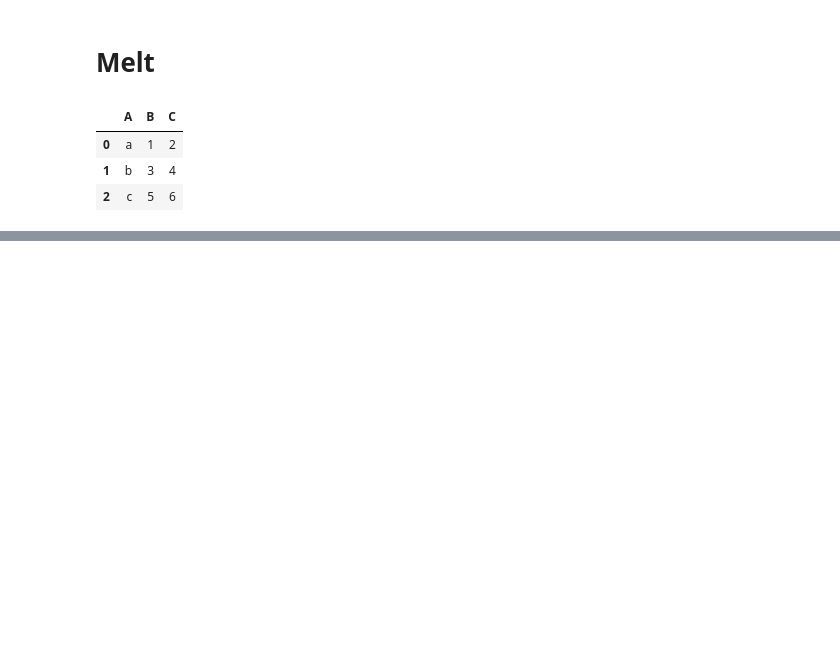
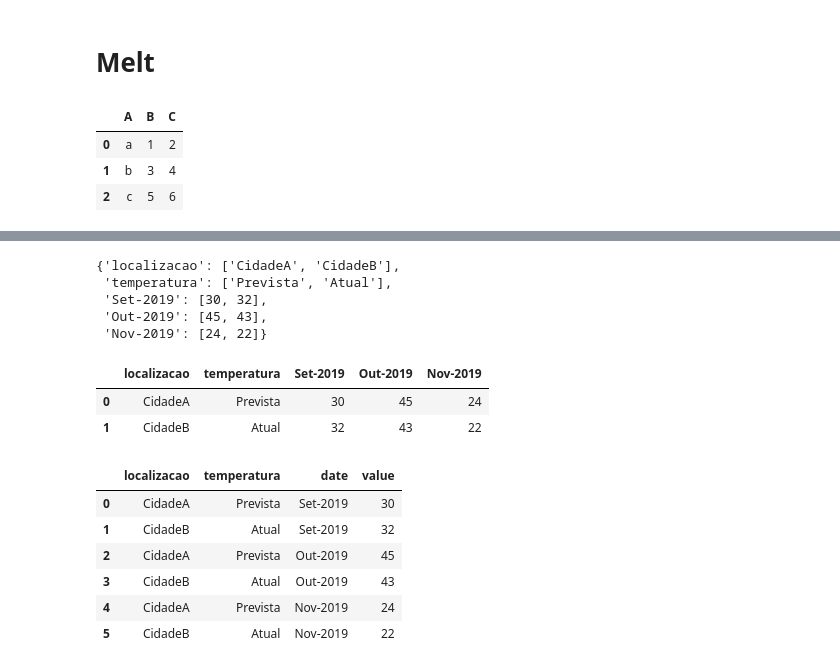
Before and after one commit to ihagoSantos/pandas-study, a Jupyter notebook: Section6 - Reshaping de Dados.ipynb, the cells around one changed output, grey strips where cells are left out. Saved outputs shown, nothing was run; the diff lists cells and outputs as text; code cells hidden in the pictures; blank space fills up the shorter version.

```diff
--- a/Section6 - Reshaping de Dados.ipynb
+++ b/Section6 - Reshaping de Dados.ipynb
@@ -293,0 +321,33 @@ df
+# %%
+data = {
+    'localizacao': ['CidadeA', 'CidadeB'],
+    'temperatura': ['Prevista', 'Atual'],
+    'Set-2019': [30, 32],
+    'Out-2019': [45, 43],
+    'Nov-2019': [24, 22]
+}
+data
+# %% [output]
+{'localizacao': ['CidadeA', 'CidadeB'],
+ 'temperatura': ['Prevista', 'Atual'],
+ 'Set-2019': [30, 32],
+ 'Out-2019': [45, 43],
+ 'Nov-2019': [24, 22]}
+# %%
+df = pd.DataFrame(data)
+df
+# %% [output]
+|  | localizacao | temperatura | Set-2019 | Out-2019 | Nov-2019 |
+| 0 | CidadeA | Prevista | 30 | 45 | 24 |
+| 1 | CidadeB | Atual | 32 | 43 | 22 |
+# %%
+df2 = pd.melt(df, id_vars=['localizacao', 'temperatura'], var_name='date', value_name='value')
+df2
+# %% [output]
+|  | localizacao | temperatura | date | value |
+| 0 | CidadeA | Prevista | Set-2019 | 30 |
+| 1 | CidadeB | Atual | Set-2019 | 32 |
+| 2 | CidadeA | Prevista | Out-2019 | 45 |
+| 3 | CidadeB | Atual | Out-2019 | 43 |
+| 4 | CidadeA | Prevista | Nov-2019 | 24 |
+| 5 | CidadeB | Atual | Nov-2019 | 22 |
```
Also changed, not shown: parts of 4 cells of this notebook, 1 other file.
